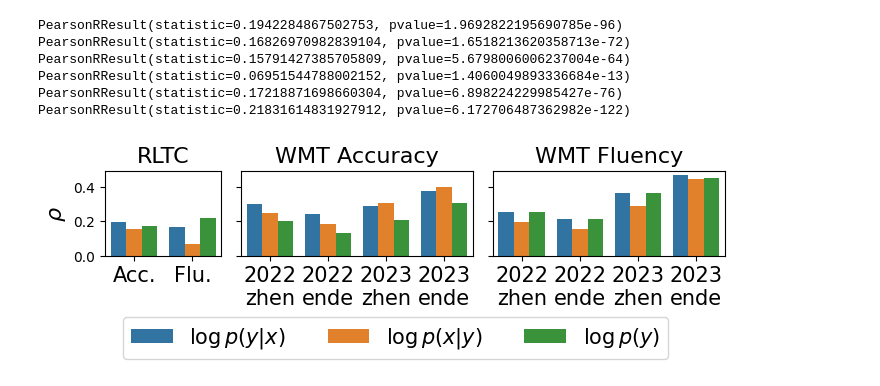
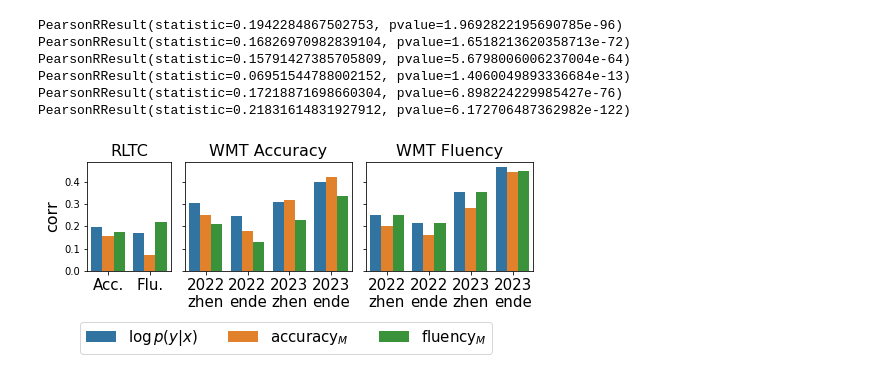
Before and after one commit to ZhengWeiLim/accuracy-fluency-tradeoff, a Jupyter notebook: tradeoff-analysis-clean.ipynb, the cells around one changed output. Drawn from its saved outputs; the diff is of its cells as text; code cells hidden in the pictures.

```diff
--- a/tradeoff-analysis-clean.ipynb
+++ b/tradeoff-analysis-clean.ipynb
@@ -378,15 +390,17 @@ def hist_plot(ax, corpus_name, tradeoff_df, perm_df, val, ttest=True):
         print(pval)
     else:
         ax.set_title(f'{corpus_name.upper()}', size=15)
-    ax.set_xlabel(r'$\rho$', size=17)
+    ax.set_xlabel(r'$r_s$', size=17)
     ax.set_ylabel('count', size=17)
+    ax.tick_params(axis='both', which='major', labelsize=13)
+    ax.tick_params(axis='both', which='minor', labelsize=13)
     return
 # %%
 tradeoff_pair = ('p_x|y', 'p_y_mt')
 ft0, ft1 = tradeoff_pair
 val = f'{ft0}-{ft1}-corr-nonsig'
 
-fig, axes = plt.subplots(1, 3, figsize=(8, 2))
+fig, axes = plt.subplots(1, 3, figsize=(8, 3))
 for i, corp in enumerate([ 'critt', 'rltc', 'mtmqm']):
     tradeoff_df = corp_tradeoff_df[corp]
     perm_tradeoff_df = perm_corp_tradeoff_df[corp]
@@ -394,7 +408,7 @@ for i, corp in enumerate([ 'critt', 'rltc', 'mtmqm']):
 
 plt.tight_layout()
 # plt.suptitle(f'Tradeoff between ' +r'$\mathrm{accuracy}_M$'+ ' and ' + r'$\mathrm{fluency}_M$', y=1.1, size=20)
-plt.savefig('figures/tradeoff.pdf', bbox_inches='tight', dpi=1200, format='pdf')
+plt.savefig('figures/tradeoff.pdf', bbox_inches='tight', format='pdf')
 plt.show()
 # %% [output]
 $p$<.001
@@ -423,0 +457,5 @@ $p$<.001
+# %%
+corp = 'mtmqm'
+df = corp_tradeoff_df[corp][['MQM_acc_score-MQM_flu_score-corr-nonsig', 'p_x', 'src_len']].dropna()
+print(corp, pearsonr(df['MQM_acc_score-MQM_flu_score-corr-nonsig'], df['p_x']))
+print(corp, pearsonr(df['MQM_acc_score-MQM_flu_score-corr-nonsig'], df['src_len']))
@@ -619,7 +673,7 @@ def correlation_comparison_mqm(data, x, ys):
     plot_df = plot_df.sort_values(by='year')
     return pd.DataFrame.from_dict(corr_dict,orient='index').transpose(), plot_df
 # %%
-label_name = {'p_y|x': r'$\log p(y|x)$', 'p_x|y': r'$\log p(x|y)$', 'p_y_mt': r'$\log p(y)$'}
+label_name = {'p_y|x': r'$\log p(y|x)$', 'p_x|y': r'$\mathrm{accuracy}_M$', 'p_y_mt': r'$\mathrm{fluency}_M$'}
 # %%
 filtered_corp_df['rltc']['p_y|x_pct'] = filtered_corp_df['rltc']['p_y|x'].rank(pct=True, ascending=False)
 
@@ -646,11 +700,11 @@ ys = [f'{y}_pct'for y in ys]
 
 filtered_corp_df['mtmqm']['p_y|x_pct']  = filtered_corp_df['mtmqm']['p_y|x'].rank(pct=True, ascending=False)
 
-fig, axes = plt.subplots(1, 3, figsize=(8, 1.1), sharey=True, gridspec_kw={'width_ratios': [1, 2, 2],  'wspace':0.1})
+fig, axes = plt.subplots(1, 3, figsize=(8, 2), sharey=True, gridspec_kw={'width_ratios': [1, 2, 2],  'wspace':0.1})
 
 ax = axes[0]
 ax = sns.barplot(pd.DataFrame(bar_dict), y='corr', x='human rating', hue='predictor', ax=ax)
-ax.set_ylabel(r'$\rho$', size=16)
+ax.set_ylabel('corr', size=16)
 ax.set_title('RLTC', size=16)
 handles, labels = ax.get_legend_handles_labels()
 ax.legend(handles=handles[0:], labels=[label_name[l] for l in labels[0:]], fontsize=13, bbox_to_anchor=(1.01, 0.9))
@@ -667,37 +721,36 @@ mqm_acc_corr_bar = mqm_acc_corr_bar[mqm_acc_corr_bar['year'] >= 2022]
 sns.barplot(mqm_acc_corr_bar, x='corpus-lpair', y='corr', hue='y', ax=ax, hue_order=ys)
 ax.set_title('WMT Accuracy', size=16)
 ax.set(xlabel=None)
-ax.set_ylabel(r'$\rho$', size=15)
 handles, labels = ax.get_legend_handles_labels()
 ax.get_legend().remove()
 ax.set_ylabel(None)
 mqm_acc_corr_bar['year-lpair'] = mqm_acc_corr_bar['corpus-lpair'].apply(lambda x: x[-9:])
 ax.set_xticks(range(len(mqm_acc_corr_bar['year-lpair'].unique())), mqm_acc_corr_bar['year-lpair'].unique() , size=15)
 
 
 ax = axes[2]
 mqm_flu_corr, mqm_flu_corr_bar = correlation_comparison_mqm(filtered_corp_df['mtmqm'], 'MQM_flu_score_pct', ys)
 mqm_flu_corr_bar = mqm_flu_corr_bar[mqm_flu_corr_bar['year'] >= 2022]
 # fig, ax = plt.subplots(1, 1, figsize=(4, 2))
 # sns.set(font_size = 12)
 sns.barplot(mqm_flu_corr_bar, x='corpus-lpair', y='corr', hue='y', ax=ax, hue_order=ys)
 
 ax.set_title('WMT Fluency', size=16)
 ax.set(xlabel=None)
 # ax.set_ylabel(r'$\rho$', size=15)
 ax.set_ylabel(None)
 handles, labels = ax.get_legend_handles_labels()
 
 mqm_flu_corr_bar['year-lpair'] = mqm_flu_corr_bar['corpus-lpair'].apply(lambda x: x[-9:])
 ax.set_xticks(range(len(mqm_flu_corr_bar['year-lpair'].unique())), mqm_flu_corr_bar['year-lpair'].unique(), size=15)
 
 
-ax.legend(handles=handles[0:], labels=[label_name[l] for l in labels[0:]], fontsize=15, bbox_to_anchor=(0.8, -0.6), ncol=3)
+ax.legend(handles=handles[0:], labels=[label_name[l.replace('_pct', '')] for l in labels[0:]], fontsize=15, bbox_to_anchor=(0.8, -0.4), ncol=3)
 
 plt.tight_layout()
-plt.savefig('figures/prob-acc-flu-bar.pdf', bbox_inches='tight', dpi=1200, format='pdf')
+plt.savefig('figures/prob-acc-flu-bar.pdf', bbox_inches='tight', format='pdf')
 # %% [output]
-[figure, old version]
+[figure, new version]
 # %%
 mqm_acc_corr
 # %% [output]
```
Also changed, not shown: parts of 19 cells of this notebook, 1 other file.
